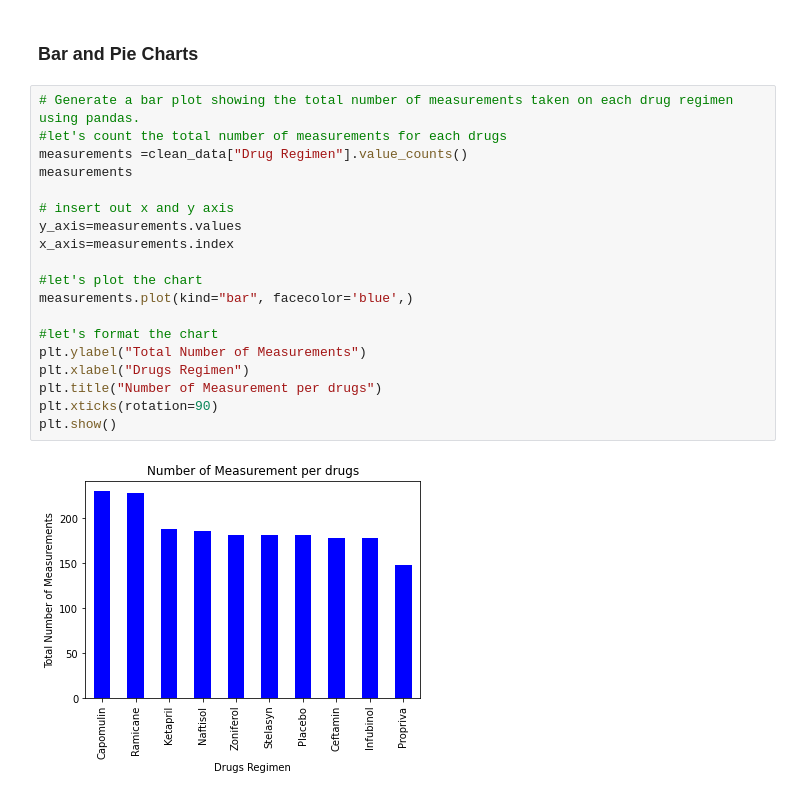
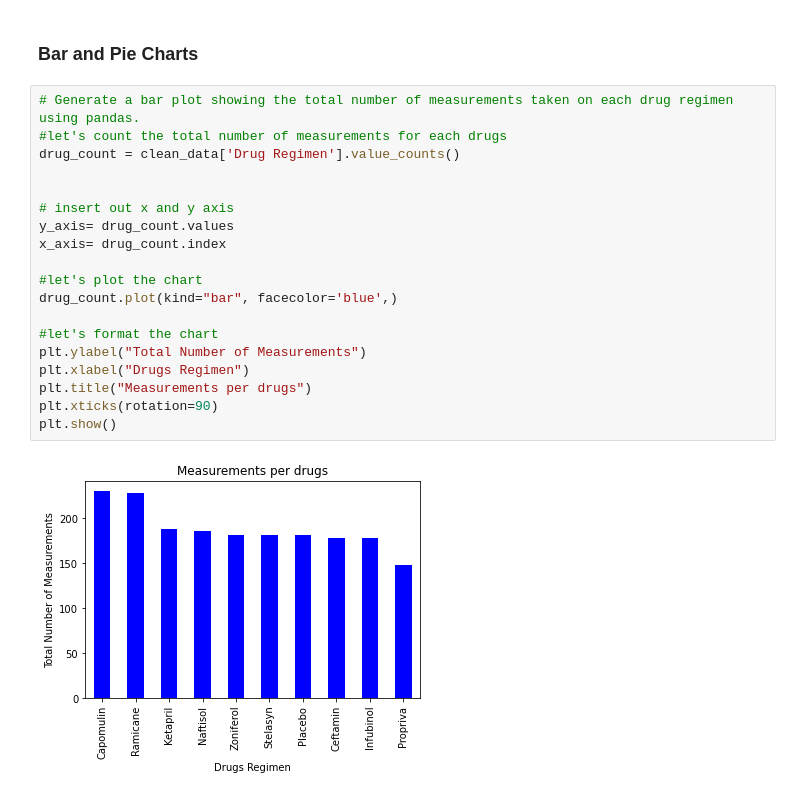
Before and after one commit to leilazintsem/Matplotlib-Challenge, a Jupyter notebook: Pymaceuticals/Main.ipynb, the cells around one changed output. Cells and saved outputs as stored; diff of their text form.

```diff
--- a/Pymaceuticals/Main.ipynb
+++ b/Pymaceuticals/Main.ipynb
@@ -105,21 +105,21 @@ summary2
 # %%
 # Generate a bar plot showing the total number of measurements taken on each drug regimen using pandas.
 #let's count the total number of measurements for each drugs
-measurements =clean_data["Drug Regimen"].value_counts()
-measurements
+drug_count = clean_data['Drug Regimen'].value_counts()
+
 
 # insert out x and y axis
-y_axis=measurements.values
-x_axis=measurements.index
+y_axis= drug_count.values
+x_axis= drug_count.index
 
 #let's plot the chart
-measurements.plot(kind="bar", facecolor='blue',)
+drug_count.plot(kind="bar", facecolor='blue',)
 
 #let's format the chart
 plt.ylabel("Total Number of Measurements")
 plt.xlabel("Drugs Regimen")
-plt.title("Number of Measurement per drugs")
+plt.title("Measurements per drugs")
 plt.xticks(rotation=90)
 plt.show()
 # %% [output]
-[figure, old version]
+[figure, new version]
```
Also changed, not shown: parts of 2 cells of this notebook.
